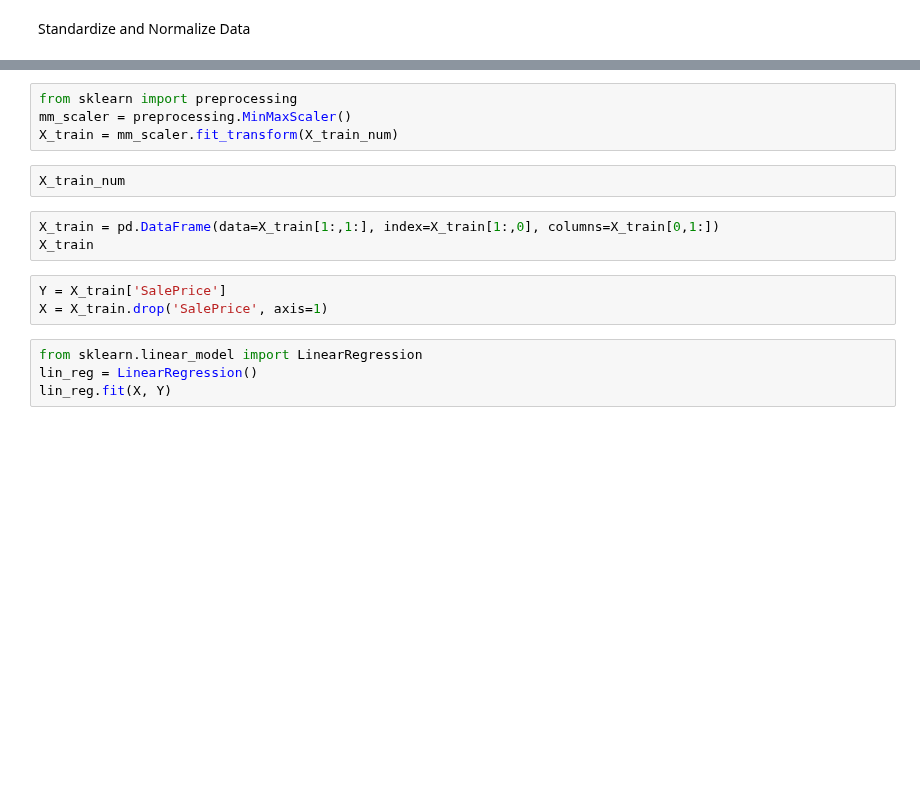
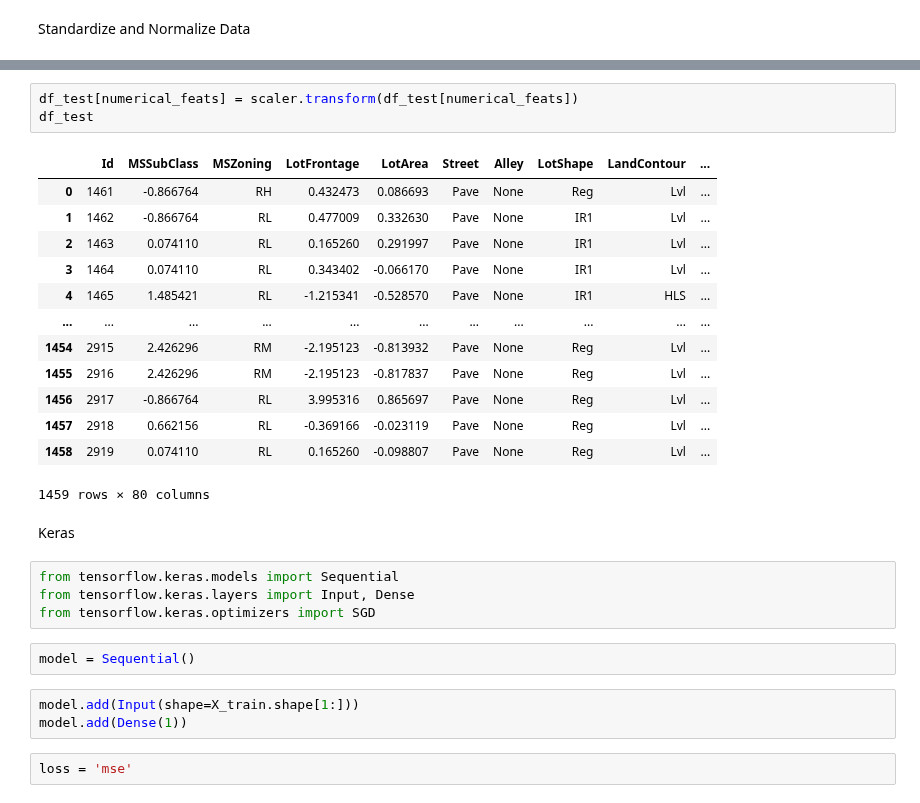
Before and after one commit to Simplon-IA-Bdx-1/house-prices-nico-pierre, a Jupyter notebook: S1.ipynb, the cells around one changed output, grey strips where cells are left out. Cells and saved outputs as stored; diff of their text form; blank space fills up the shorter version.

Commit message:
data prep is done

```diff
--- a/S1.ipynb
+++ b/S1.ipynb
@@ -127,16 +127,30 @@ X_train_num.head(5)
-# %%
-from sklearn import preprocessing
-mm_scaler = preprocessing.MinMaxScaler()
-X_train = mm_scaler.fit_transform(X_train_num)
-# %%
-X_train_num
-# %%
-X_train = pd.DataFrame(data=X_train[1:,1:], index=X_train[1:,0], columns=X_train[0,1:])
-X_train
-# %%
-Y = X_train['SalePrice']
-X = X_train.drop('SalePrice', axis=1)
-# %%
-from sklearn.linear_model import LinearRegression
-lin_reg = LinearRegression()
-lin_reg.fit(X, Y)
+# %%
+df_test[numerical_feats] = scaler.transform(df_test[numerical_feats])
+df_test
+# %% [output]
+|  | Id | MSSubClass | MSZoning | LotFrontage | LotArea | Street | Alley | LotShape | LandContour | ... |
+| 0 | 1461 | -0.866764 | RH | 0.432473 | 0.086693 | Pave | None | Reg | Lvl | ... |
+| 1 | 1462 | -0.866764 | RL | 0.477009 | 0.332630 | Pave | None | IR1 | Lvl | ... |
+| 2 | 1463 | 0.074110 | RL | 0.165260 | 0.291997 | Pave | None | IR1 | Lvl | ... |
+| 3 | 1464 | 0.074110 | RL | 0.343402 | -0.066170 | Pave | None | IR1 | Lvl | ... |
+| 4 | 1465 | 1.485421 | RL | -1.215341 | -0.528570 | Pave | None | IR1 | HLS | ... |
+| ... | ... | ... | ... | ... | ... | ... | ... | ... | ... | ... |
+| 1454 | 2915 | 2.426296 | RM | -2.195123 | -0.813932 | Pave | None | Reg | Lvl | ... |
+| 1455 | 2916 | 2.426296 | RM | -2.195123 | -0.817837 | Pave | None | Reg | Lvl | ... |
+| 1456 | 2917 | -0.866764 | RL | 3.995316 | 0.865697 | Pave | None | Reg | Lvl | ... |
+| 1457 | 2918 | 0.662156 | RL | -0.369166 | -0.023119 | Pave | None | Reg | Lvl | ... |
+| 1458 | 2919 | 0.074110 | RL | 0.165260 | -0.098807 | Pave | None | Reg | Lvl | ... |
+1459 rows × 80 columns
+# %% [markdown]
+Keras
+# %%
+from tensorflow.keras.models import Sequential
+from tensorflow.keras.layers import Input, Dense
+from tensorflow.keras.optimizers import SGD
+# %%
+model = Sequential()
+# %%
+model.add(Input(shape=X_train.shape[1:]))
+model.add(Dense(1))
+# %%
+loss = 'mse'
```
Also changed, not shown: parts of 23 cells of this notebook, 3 other files.
